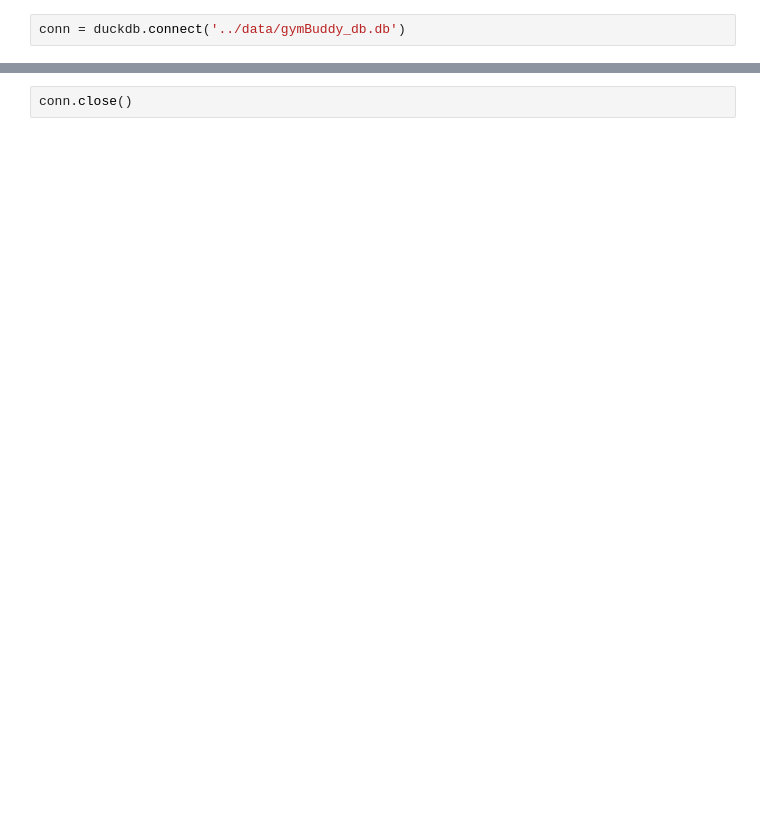
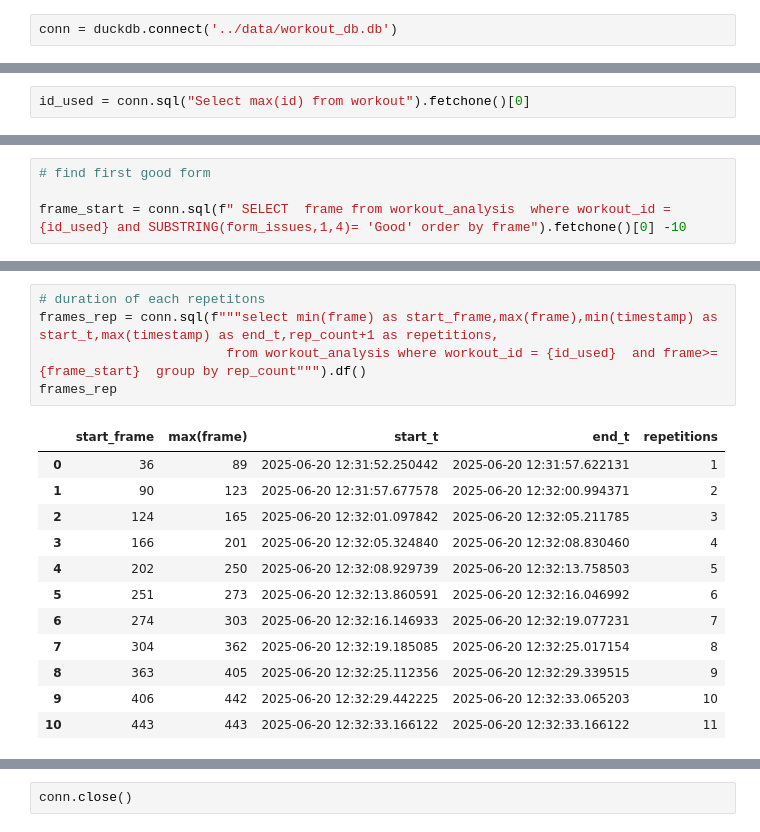
Before and after one commit to thibtd/GymBuddy, a Jupyter notebook: notebook/db_check.ipynb, the cells around one changed output, grey strips where cells are left out. Saved outputs shown, nothing was run; the diff lists cells and outputs as text; blank space fills up the shorter version.

```diff
--- a/notebook/db_check.ipynb
+++ b/notebook/db_check.ipynb
@@ -4,5 +7,5 @@ import duckdb
 # %%
-conn = duckdb.connect('../data/gymBuddy_db.db')
+conn = duckdb.connect('../data/workout_db.db')
 # %%
 conn.sql("SHOW TABLES")
 # %% [output]
@@ -108,0 +282,2 @@ conn.sql("SELECT * FROM workout_analysis where workout_id = 122")
+# %%
+id_used = conn.sql("Select max(id) from workout").fetchone()[0]
@@ -108,0 +317,4 @@ conn.sql("SELECT * FROM workout_analysis where workout_id = 122")
+# %%
+# find first good form
+
+frame_start = conn.sql(f" SELECT  frame from workout_analysis  where workout_id ={id_used} and SUBSTRING(form_issues,1,4)= 'Good' order by frame").fetchone()[0] -10
@@ -108,0 +393,18 @@ conn.sql("SELECT * FROM workout_analysis where workout_id = 122")
+# %%
+# duration of each repetitons
+frames_rep = conn.sql(f"""select min(frame) as start_frame,max(frame),min(timestamp) as start_t,max(timestamp) as end_t,rep_count+1 as repetitions,
+                        from workout_analysis where workout_id = {id_used}  and frame>= {frame_start}  group by rep_count""").df()
+frames_rep
+# %% [output]
+|  | start_frame | max(frame) | start_t | end_t | repetitions |
+| 0 | 36 | 89 | 2025-06-20 12:31:52.250442 | 2025-06-20 12:31:57.622131 | 1 |
+| 1 | 90 | 123 | 2025-06-20 12:31:57.677578 | 2025-06-20 12:32:00.994371 | 2 |
+| 2 | 124 | 165 | 2025-06-20 12:32:01.097842 | 2025-06-20 12:32:05.211785 | 3 |
+| 3 | 166 | 201 | 2025-06-20 12:32:05.324840 | 2025-06-20 12:32:08.830460 | 4 |
+| 4 | 202 | 250 | 2025-06-20 12:32:08.929739 | 2025-06-20 12:32:13.758503 | 5 |
+| 5 | 251 | 273 | 2025-06-20 12:32:13.860591 | 2025-06-20 12:32:16.046992 | 6 |
+| 6 | 274 | 303 | 2025-06-20 12:32:16.146933 | 2025-06-20 12:32:19.077231 | 7 |
+| 7 | 304 | 362 | 2025-06-20 12:32:19.185085 | 2025-06-20 12:32:25.017154 | 8 |
+| 8 | 363 | 405 | 2025-06-20 12:32:25.112356 | 2025-06-20 12:32:29.339515 | 9 |
+| 9 | 406 | 442 | 2025-06-20 12:32:29.442225 | 2025-06-20 12:32:33.065203 | 10 |
+| 10 | 443 | 443 | 2025-06-20 12:32:33.166122 | 2025-06-20 12:32:33.166122 | 11 |
```
Also changed, not shown: parts of 90 cells of this notebook, 7 other files.
